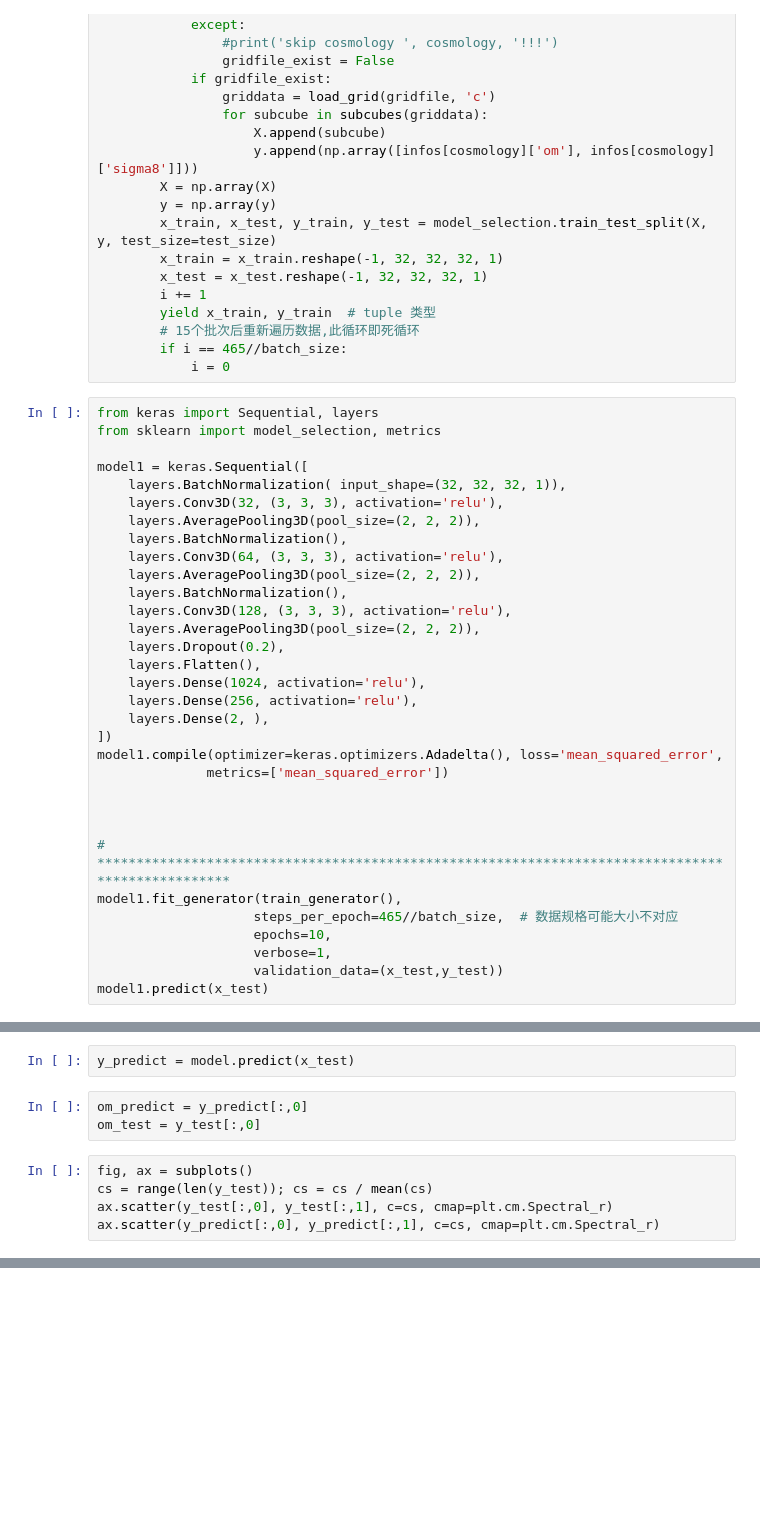
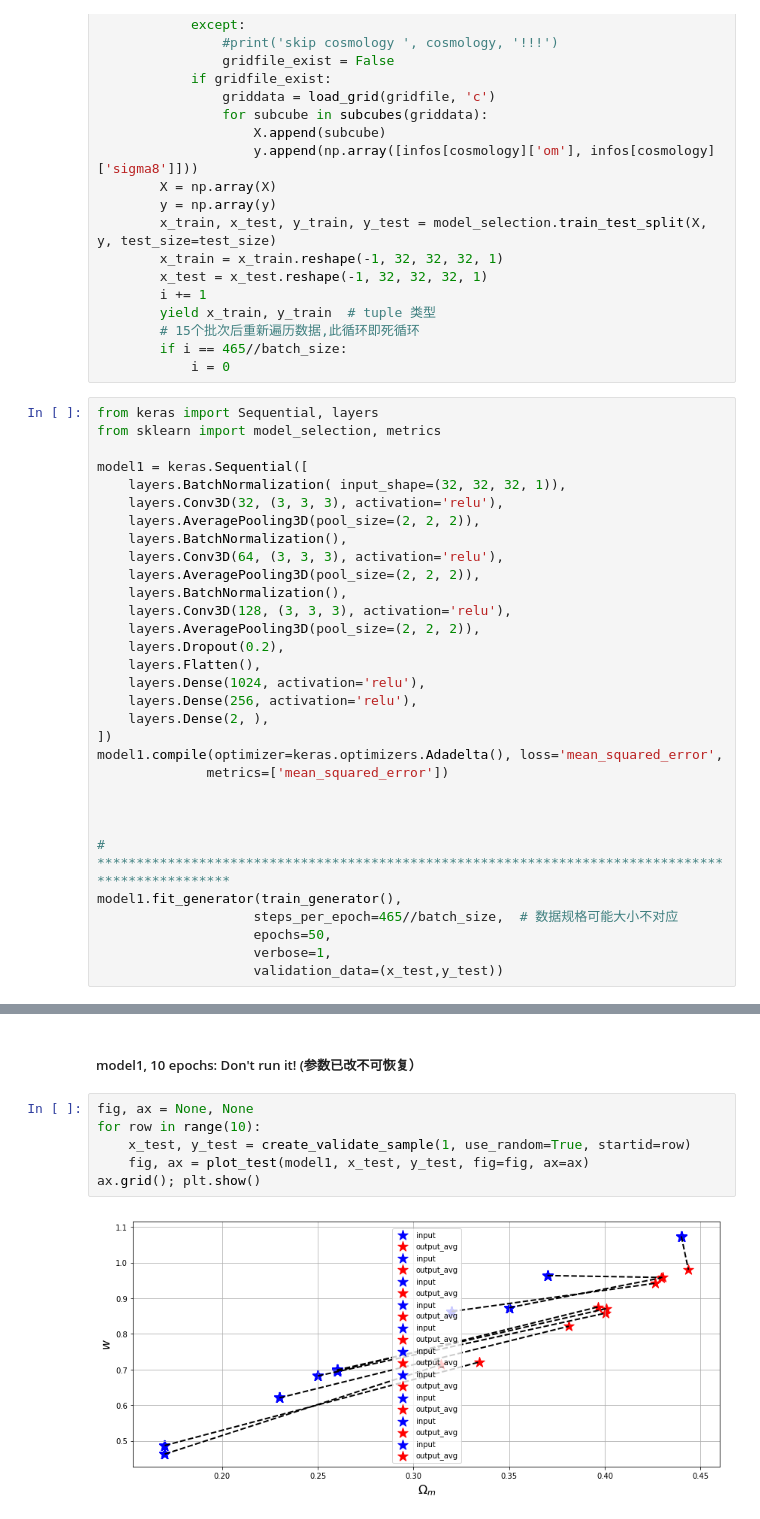
Before and after one commit to cosmologywater/AI, a Jupyter notebook: lsslearn_1(fit_generator_optimization_xiaodongtest).ipynb, the cells around one changed output, grey strips where cells are left out. Saved outputs shown, nothing was run; the diff lists cells and outputs as text; blank space fills up the shorter version.

```diff
--- a/lsslearn_1(fit_generator_optimization_xiaodongtest).ipynb
+++ b/lsslearn_1(fit_generator_optimization_xiaodongtest).ipynb
@@ -189,8 +189,7 @@ model1.compile(optimizer=keras.optimizers.Adadelta(), loss='mean_squared_error',
 # *************************************************************************************************
 model1.fit_generator(train_generator(),
                     steps_per_epoch=465//batch_size,  # 数据规格可能大小不对应
-                    epochs=10,
+                    epochs=50,
                     verbose=1,
                     validation_data=(x_test,y_test))
-model1.predict(x_test)
 # %% [output]
@@ -218,10 +200,0 @@ array([[0.15126279, 0.84873724],
-# %%
-y_predict = model.predict(x_test)
-# %%
-om_predict = y_predict[:,0]
-om_test = y_test[:,0]
-# %%
-fig, ax = subplots()
-cs = range(len(y_test)); cs = cs / mean(cs)
-ax.scatter(y_test[:,0], y_test[:,1], c=cs, cmap=plt.cm.Spectral_r)
-ax.scatter(y_predict[:,0], y_predict[:,1], c=cs, cmap=plt.cm.Spectral_r)
@@ -267,0 +285,10 @@ model2.predict(x_test)
+# %% [markdown]
+##### model1, 10 epochs: Don't run it! (参数已改不可恢复）
+# %%
+fig, ax = None, None
+for row in range(10):
+    x_test, y_test = create_validate_sample(1, use_random=True, startid=row)
+    fig, ax = plot_test(model1, x_test, y_test, fig=fig, ax=ax)
+ax.grid(); plt.show()
+# %% [output]
+[figure, added]
```
Also changed, not shown: parts of 9 cells of this notebook.
